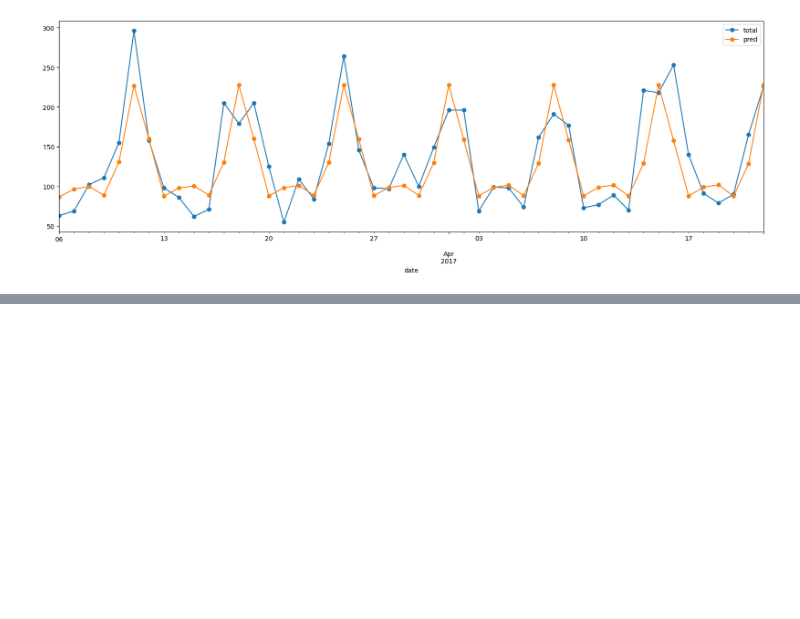
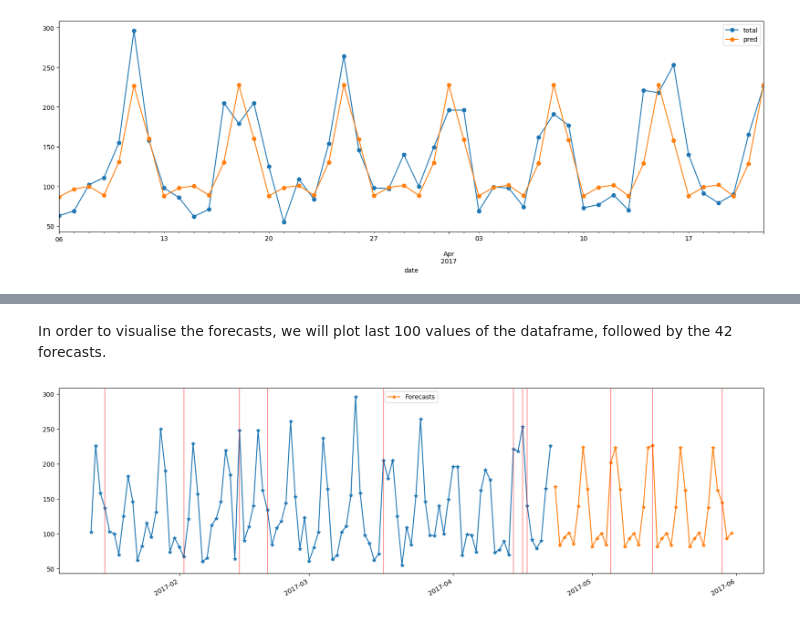
Before and after one commit to Raghav-Gupta24/Customer-Footfall-Forecasting, a Jupyter notebook: Time_Series_Forecasting.ipynb, the cells around one changed output, grey strips where cells are left out. Cells and saved outputs as stored; diff of their text form; code cells hidden in the pictures; blank space fills up the shorter version.

```diff
--- a/Time_Series_Forecasting.ipynb
+++ b/Time_Series_Forecasting.ipynb
@@ -830,0 +931,27 @@ MAPE: 0.202
+# %%
+model = SARIMAX(df['total'],exog=df['holiday'],order=(1,0,2),seasonal_order=(1,2,2,7),enforce_invertibility=False)
+results = model.fit()
+
+exog_forecast = df1[478:][['holiday']] # because we dropped all NaNs from df
+forecasts = results.predict(start=478, end=df1.shape[0]-1, exog=exog_forecast).rename('Forecasts')
+# %% [markdown]
+In order to visualise the forecasts, we will plot last 100 values of the dataframe, followed by the 42 forecasts.
+# %%
+# Plot predictions against known values
+title='Restaurant Visitors Actual vs Predicted'
+ylabel='Visitors per day'
+xlabel='Date'
+
+plt.plot(df[-100:].index, df[-100:].total, '-*')
+forecasts.plot(legend=True, style = '-*')
+
+ax.set(xlabel=xlabel, ylabel=ylabel)
+
+# Adding vertical line for holidays
+for x in df[-100:].query('holiday==1').index:
+    plt.axvline(x=x, color='red', alpha = 0.4)
+
+for x in df1[-42:].query('holiday==1').date:
+    plt.axvline(x=pd.to_datetime(x), color='red', alpha = 0.4)
+# %% [output]
+[figure, added]
```
Also changed, not shown: parts of 16 cells of this notebook.
